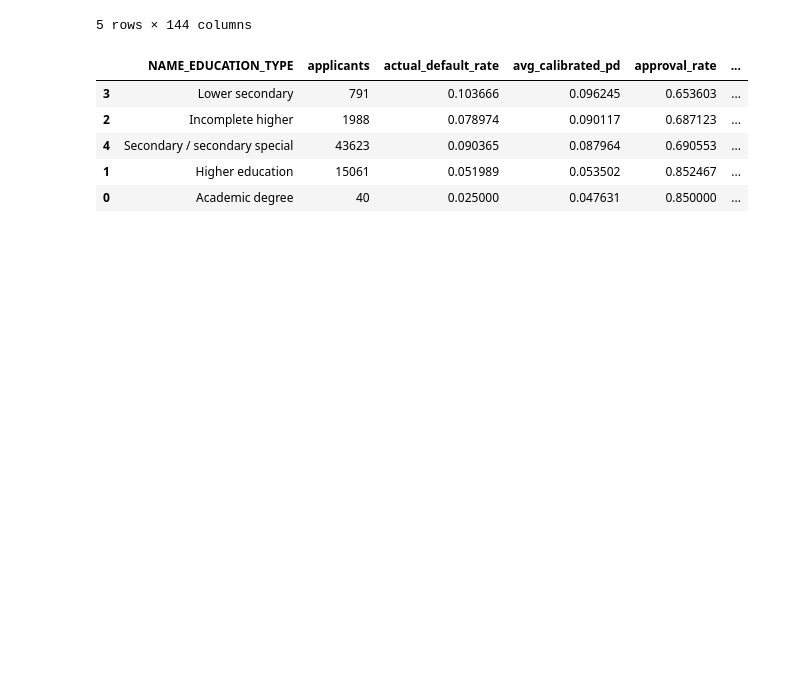
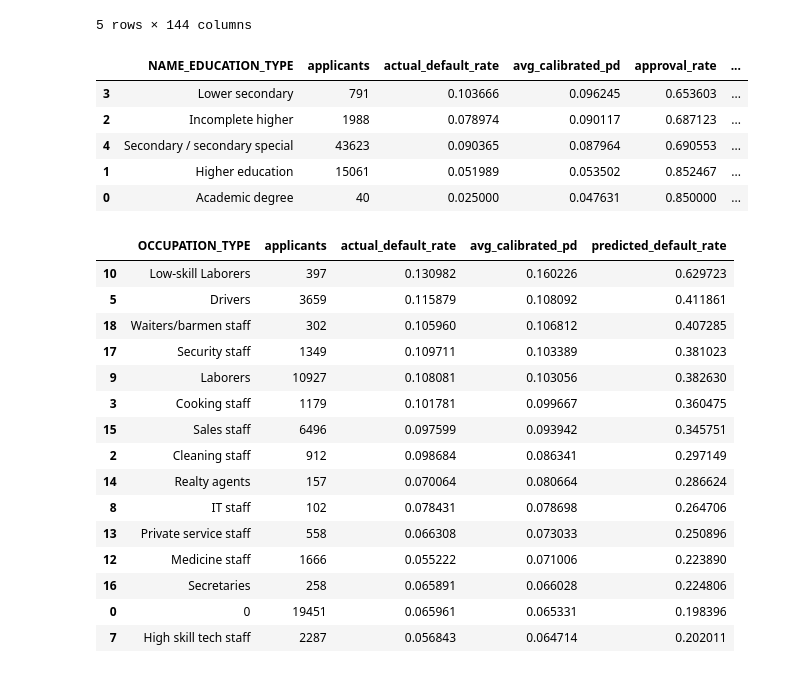
Before and after one commit to pegasus019/credit-risk-platform, a Jupyter notebook: 01_eda.ipynb, the cells around one changed output. Cells and saved outputs as stored; diff of their text form; code cells hidden in the pictures; blank space fills up the shorter version.

```diff
--- a/01_eda.ipynb
+++ b/01_eda.ipynb
@@ -1250,3 +1250,35 @@ education_fairness
 | 4 | Secondary / secondary special | 43623 | 0.090365 | 0.087964 | 0.690553 | ... |
 | 1 | Higher education | 15061 | 0.051989 | 0.053502 | 0.852467 | ... |
 | 0 | Academic degree | 40 | 0.025000 | 0.047631 | 0.850000 | ... |
+# %%
+occupation_fairness = (
+    fairness_df
+    .groupby("OCCUPATION_TYPE")
+    .agg(
+        applicants=("SK_ID_CURR", "count"),
+        actual_default_rate=("actual_default", "mean"),
+        avg_calibrated_pd=("calibrated_pd", "mean"),
+        predicted_default_rate=("predicted_default", "mean")
+    )
+    .reset_index()
+    .sort_values("avg_calibrated_pd", ascending=False)
+)
+
+occupation_fairness.head(15)
+# %% [output]
+|  | OCCUPATION_TYPE | applicants | actual_default_rate | avg_calibrated_pd | predicted_default_rate |
+| 10 | Low-skill Laborers | 397 | 0.130982 | 0.160226 | 0.629723 |
+| 5 | Drivers | 3659 | 0.115879 | 0.108092 | 0.411861 |
+| 18 | Waiters/barmen staff | 302 | 0.105960 | 0.106812 | 0.407285 |
+| 17 | Security staff | 1349 | 0.109711 | 0.103389 | 0.381023 |
+| 9 | Laborers | 10927 | 0.108081 | 0.103056 | 0.382630 |
+| 3 | Cooking staff | 1179 | 0.101781 | 0.099667 | 0.360475 |
+| 15 | Sales staff | 6496 | 0.097599 | 0.093942 | 0.345751 |
+| 2 | Cleaning staff | 912 | 0.098684 | 0.086341 | 0.297149 |
+| 14 | Realty agents | 157 | 0.070064 | 0.080664 | 0.286624 |
+| 8 | IT staff | 102 | 0.078431 | 0.078698 | 0.264706 |
+| 13 | Private service staff | 558 | 0.066308 | 0.073033 | 0.250896 |
+| 12 | Medicine staff | 1666 | 0.055222 | 0.071006 | 0.223890 |
+| 16 | Secretaries | 258 | 0.065891 | 0.066028 | 0.224806 |
+| 0 | 0 | 19451 | 0.065961 | 0.065331 | 0.198396 |
+| 7 | High skill tech staff | 2287 | 0.056843 | 0.064714 | 0.202011 |
```
